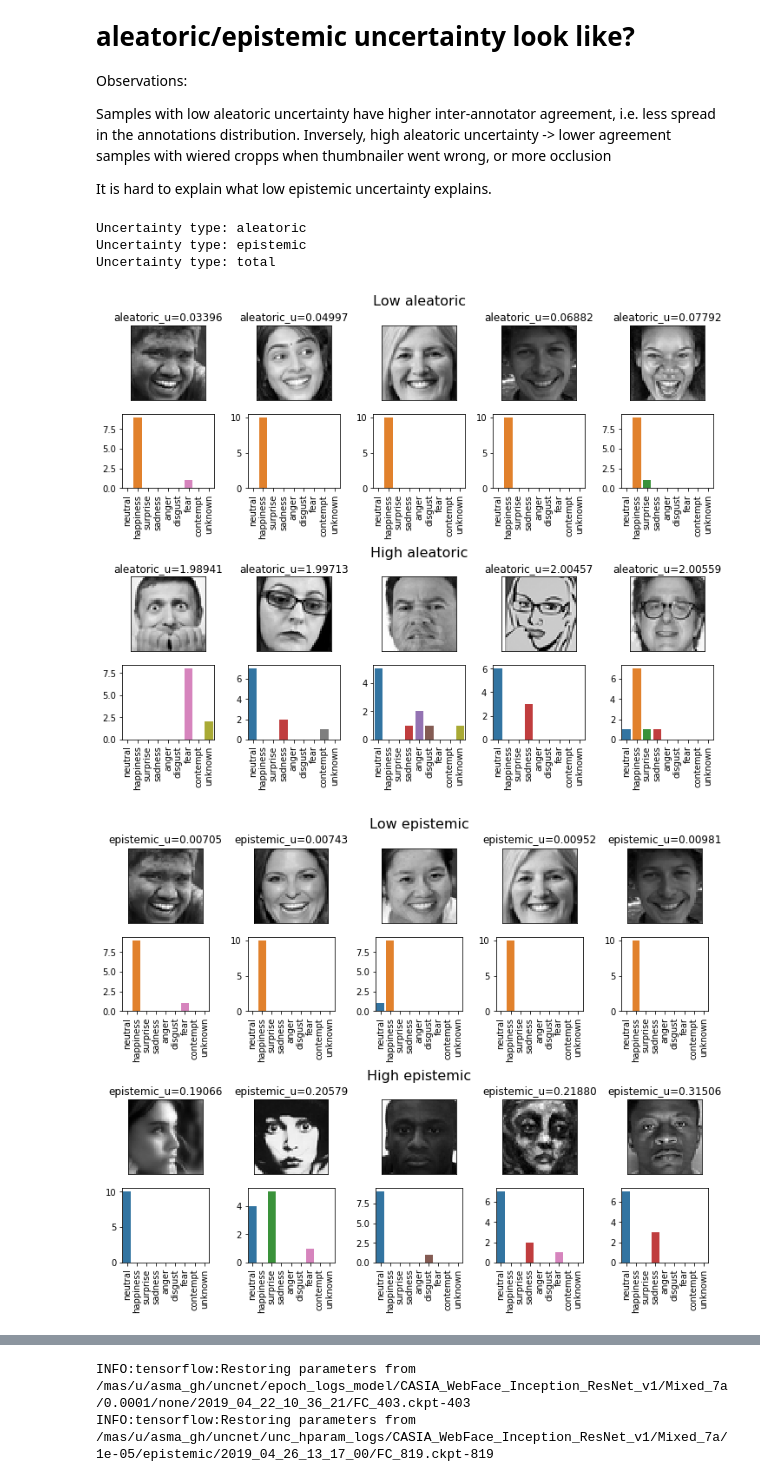
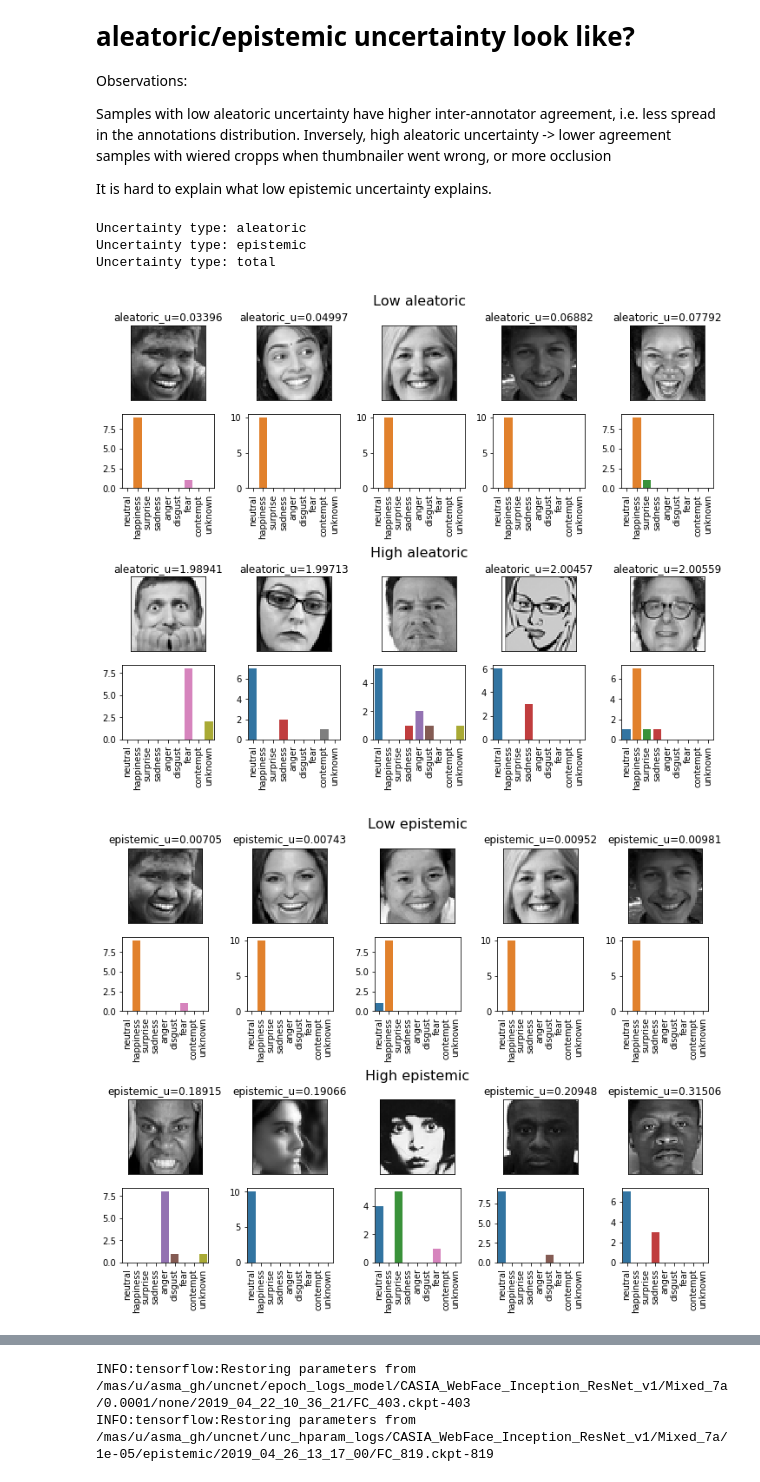
Before and after one commit to asmadotgh/unc-net, a Jupyter notebook: src/uncnet_exploration.ipynb, the cells around one changed output, grey strips where cells are left out. Cells and saved outputs as stored; diff of their text form; code cells hidden in the pictures.

```diff
--- a/src/uncnet_exploration.ipynb
+++ b/src/uncnet_exploration.ipynb
@@ -362,35 +362,37 @@ def _plot_img_hist(inp, axes, ax_i, ax_j, ttl_col):
     img_arr = np.array([int(i) for i in inp['pixels'].split(' ')])
     img_arr = np.reshape(img_arr, NEW_SHAPE)
     img_ax.set_title(f'{ttl_col}={inp[ttl_col]:.5f}')
     img_ax.imshow(img_arr, cmap='gray')
     img_ax.set_xticks([])
     img_ax.set_yticks([])
 
     sns.barplot(np.arange(len(EMOTION_COLS)), list(inp[EMOTION_COLS]), ax=hist_ax)
     hist_ax.set_xticklabels(EMOTION_COLS, rotation='vertical')
 
 
 # Show n images with highest disagreement and n images with lowest disagreement probability
 def show_extreme_cases(inp, n, ttl_col):
     f, axes = plt.subplots(4, n, figsize=(n*2, 8), constrained_layout=True)
     for i in range(n):
         _plot_img_hist(inp.iloc[i], axes, 0, i, f'{ttl_col}{unc_postfix}')
     axes[0, int(n/2)].set_title(f'Low {ttl_col}', size=16, y=1.2)
 
     for i in range(n):
         _plot_img_hist(inp.iloc[len(inp)-1-i], axes, 2, n-i-1, f'{ttl_col}{unc_postfix}')
     axes[2, int(n/2)].set_title(f'High {ttl_col}', size=16, y=1.2)
 
 for unc in ['aleatoric', 'epistemic', 'total']:
+    # removing the zombie photo for fairness reasons!
+    fairness_test = test.drop(874)
     print (f'Uncertainty type: {unc}')
-    sorted_test = test.sort_values(by=f'{unc}{unc_postfix}')
+    sorted_test = fairness_test.sort_values(by=f'{unc}{unc_postfix}')
     show_extreme_cases(sorted_test, 5, unc)
 # %% [output]
 Uncertainty type: aleatoric
 Uncertainty type: epistemic
 Uncertainty type: total
 [figure]
-[figure, old version]
+[figure, new version]
 [figure]
 # %% [markdown]
 # Q5: Maybe doesn't influence accuracy, but are the softmax outputs better calibrated?
```
Also changed, not shown: parts of 2 cells of this notebook, 1 other file.
